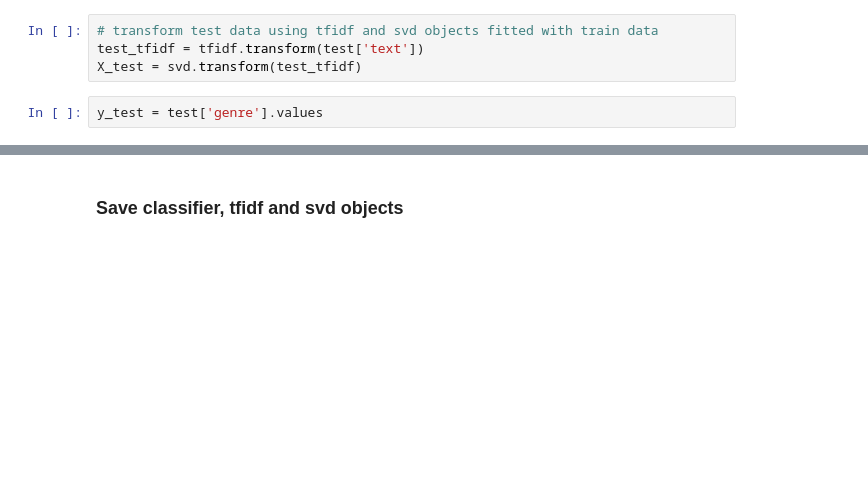
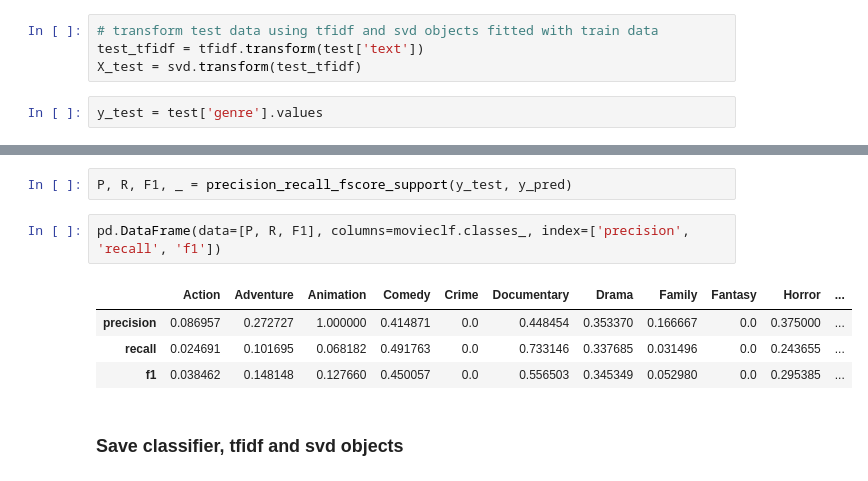
Before and after one commit to gaspa93/ml-challenge-truelayer, a Jupyter notebook: Train Classifier.ipynb, the cells around one changed output, grey strips where cells are left out. Cells and saved outputs as stored; diff of their text form; blank space fills up the shorter version.

```diff
--- a/Train Classifier.ipynb
+++ b/Train Classifier.ipynb
@@ -236,3 +298,12 @@ pd.DataFrame(confusion_matrix(y_test, movieclf.predict(X_test)),
+# %%
+P, R, F1, _ = precision_recall_fscore_support(y_test, y_pred)
+# %%
+pd.DataFrame(data=[P, R, F1], columns=movieclf.classes_, index=['precision', 'recall', 'f1'])
+# %% [output]
+|  | Action | Adventure | Animation | Comedy | Crime | Documentary | Drama | Family | Fantasy | Horror | ... |
+| precision | 0.086957 | 0.272727 | 1.000000 | 0.414871 | 0.0 | 0.448454 | 0.353370 | 0.166667 | 0.0 | 0.375000 | ... |
+| recall | 0.024691 | 0.101695 | 0.068182 | 0.491763 | 0.0 | 0.733146 | 0.337685 | 0.031496 | 0.0 | 0.243655 | ... |
+| f1 | 0.038462 | 0.148148 | 0.127660 | 0.450057 | 0.0 | 0.556503 | 0.345349 | 0.052980 | 0.0 | 0.295385 | ... |
 # %% [markdown]
 ### Save classifier, tfidf and svd objects
 # %%
```
Also changed, not shown: parts of 26 cells of this notebook, 3 other files.
